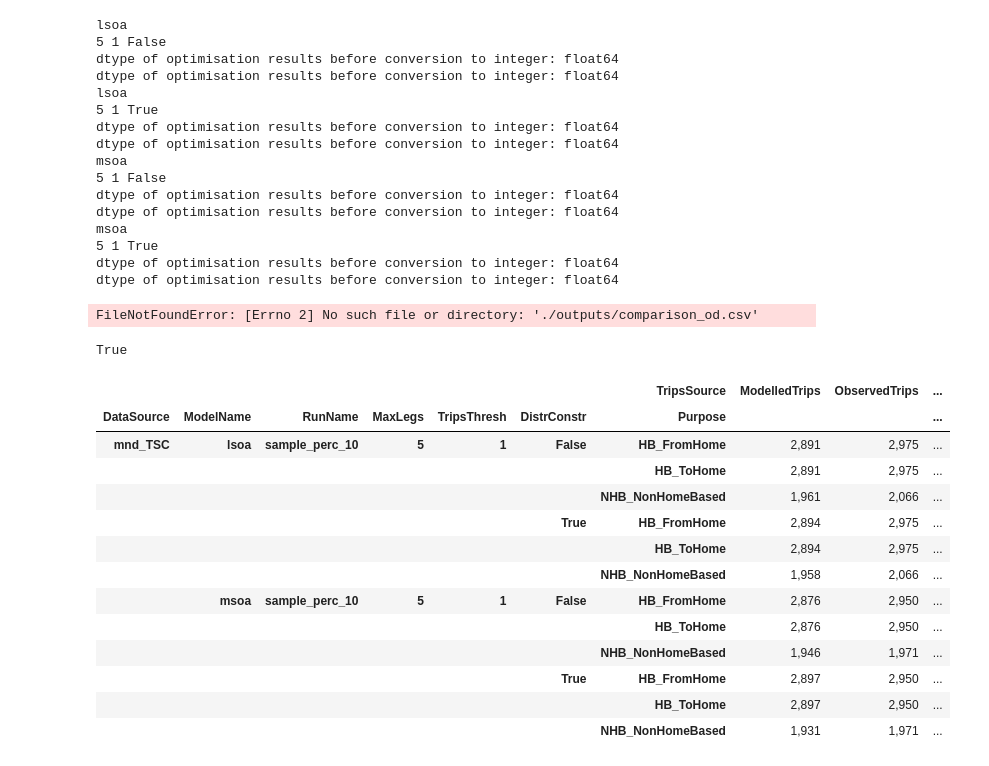
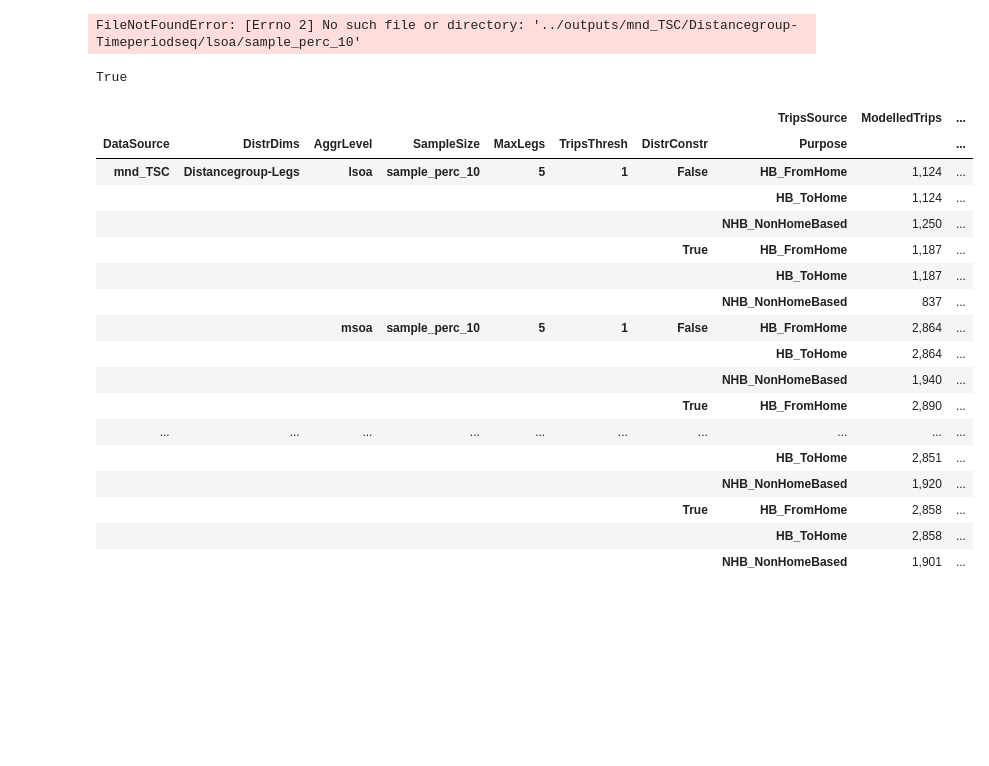
Before and after one commit to harisbal/od2trs, a Jupyter notebook: analysis/optimisation_results.ipynb, the cells around one changed output. Cells and saved outputs as stored; diff of their text form; code cells hidden in the pictures; blank space fills up the shorter version.

```diff
--- a/analysis/optimisation_results.ipynb
+++ b/analysis/optimisation_results.ipynb
@@ -17,12 +10,17 @@ import json
 # %%
 data_sources = ['mnd_TSC']
-model_names = ['lsoa', 'msoa']
-run_names = ['sample_perc_10']
+
+distr_dims = ['-'.join(['Distancegroup', 'Timeperiodseq']),
+              '-'.join(['Distancegroup', 'Legs'])]
+
+aggr_levels = ['lsoa']
+sample_sizes = ['sample_perc_10']
+
 export = True
 out_folder = r'./outputs'
 tolerance = 0.01
 
-run_info = list(itertools.product(data_sources, model_names, run_names))
+run_info = list(itertools.product(data_sources, distr_dims, aggr_levels, sample_sizes))
 # %%
 def prepare_results_filepaths(flpaths, run_results_fldr):
 
@@ -182,11 +180,14 @@ def include_run_info(df, d_run_params):
     return df
 # %%
 def prepare_run_info_dict(run_params):
-    data_source, model_name, run_name, legs, trips_thresh, distr_constr_enabled = run_params
+    (data_source, distr_dims, aggr_level, sample_size,
+     legs, trips_thresh, distr_constr_enabled) = run_params
+
     d_run_params = dict()
     d_run_params['DataSource'] = data_source
-    d_run_params['ModelName'] = model_name
-    d_run_params['RunName'] = run_name
+    d_run_params['AggrLevel'] = aggr_level
+    d_run_params['SampleSize'] = sample_size
+    d_run_params['DistrDims'] = distr_dims
     d_run_params['MaxLegs'] = int(legs)
     d_run_params['TripsThresh'] = int(trips_thresh)
     d_run_params['DistrConstr'] = distr_constr_enabled
@@ -194,10 +195,10 @@ def prepare_run_info_dict(run_params):
 # %%
 def main(model_info):
 
-    data_source, model_name, run_name = model_info
+    data_source, distr_dims, aggr_level, sample_size = model_info
 
-    results_folder = r'../od2tcs/outputs/{}/{}/{}'.format(data_source, model_name, run_name)
-    generation_inputs_fldr = r'../od2tcs/inputs/{}/{}/{}'.format(data_source, model_name, run_name)
+    results_folder = r'../outputs/{}/{}/{}/{}'.format(data_source, distr_dims, aggr_level, sample_size)
+    generation_inputs_fldr = r'../inputs/{}/{}/{}'.format(data_source, aggr_level, sample_size)
 
     params = get_input_params_from_folder(results_folder)
 
@@ -216,7 +217,7 @@ def main(model_info):
     tours_obs = pd.read_csv(flpaths['tours_obs_descr'], index_col=[0, 1])
 
     for legs, trips_thresh, distr_constr_enabled in params:
-        print(model_name)
+        print(aggr_level)
         print(legs, trips_thresh, distr_constr_enabled)
         run_info = model_info.copy()
 
@@ -290,23 +291,7 @@ if export:
     comparisons['distrs'].to_csv(os.path.join(out_folder, 'comparison_distributions.csv'), header=True, index=True)
     comparisons['descrs'].to_csv(os.path.join(out_folder, 'comparison_descrs.csv'), header=True, index=True)
 # %% [output]
-lsoa
-5 1 False
-dtype of optimisation results before conversion to integer: float64
-dtype of optimisation results before conversion to integer: float64
-lsoa
-5 1 True
-dtype of optimisation results before conversion to integer: float64
-dtype of optimisation results before conversion to integer: float64
-msoa
-5 1 False
-dtype of optimisation results before conversion to integer: float64
-dtype of optimisation results before conversion to integer: float64
-msoa
-5 1 True
-dtype of optimisation results before conversion to integer: float64
-dtype of optimisation results before conversion to integer: float64
+FileNotFoundError: [Errno 2] No such file or directory: '../outputs/mnd_TSC/Distancegroup-Timeperiodseq/lsoa/sample_perc_10'
-FileNotFoundError: [Errno 2] No such file or directory: './outputs/comparison_od.csv'
 # %%
 df = comparisons['distrs'].copy()
 df = df.xs(True, level='DistrConstr')
@@ -319,38 +304,42 @@ df['BelowTolerance'].all()
 # %% [output]
 True
 # %%
-grpby_lvls = ['DataSource', 'ModelName', 'RunName',
+grpby_lvls = ['DataSource', 'DistrDims', 'AggrLevel', 'SampleSize',
               'MaxLegs', 'TripsThresh', 'DistrConstr',
               'TripsSource', 'Purpose']
 
 df = comparisons['ods'].groupby(level=grpby_lvls).sum()
 
 df = df.unstack('TripsSource')
 
 df['Diff'] = df.ObservedTrips - df.ModelledTrips
 df['Diff_perc'] = df.ModelledTrips/df.ObservedTrips - 1
 
 df.style.format({
     'ModelledTrips': '{:,.0f}'.format,
     'ObservedTrips': '{:,.0f}'.format,
     'Diff': '{:,.0f}'.format,
     'Diff_perc': '{:.0%}'.format
 })
 # %% [output]
-|  |  |  |  |  |  | TripsSource | ModelledTrips | ObservedTrips | ... |
-| DataSource | ModelName | RunName | MaxLegs | TripsThresh | DistrConstr | Purpose |  |  | ... |
-| mnd_TSC | lsoa | sample_perc_10 | 5 | 1 | False | HB_FromHome | 2,891 | 2,975 | ... |
-|  |  |  |  |  |  | HB_ToHome | 2,891 | 2,975 | ... |
-|  |  |  |  |  |  | NHB_NonHomeBased | 1,961 | 2,066 | ... |
-|  |  |  |  |  | True | HB_FromHome | 2,894 | 2,975 | ... |
-|  |  |  |  |  |  | HB_ToHome | 2,894 | 2,975 | ... |
-|  |  |  |  |  |  | NHB_NonHomeBased | 1,958 | 2,066 | ... |
-|  | msoa | sample_perc_10 | 5 | 1 | False | HB_FromHome | 2,876 | 2,950 | ... |
-|  |  |  |  |  |  | HB_ToHome | 2,876 | 2,950 | ... |
-|  |  |  |  |  |  | NHB_NonHomeBased | 1,946 | 1,971 | ... |
-|  |  |  |  |  | True | HB_FromHome | 2,897 | 2,950 | ... |
-|  |  |  |  |  |  | HB_ToHome | 2,897 | 2,950 | ... |
-|  |  |  |  |  |  | NHB_NonHomeBased | 1,931 | 1,971 | ... |
+|  |  |  |  |  |  |  | TripsSource | ModelledTrips | ... |
+| DataSource | DistrDims | AggrLevel | SampleSize | MaxLegs | TripsThresh | DistrConstr | Purpose |  | ... |
+| mnd_TSC | Distancegroup-Legs | lsoa | sample_perc_10 | 5 | 1 | False | HB_FromHome | 1,124 | ... |
+|  |  |  |  |  |  |  | HB_ToHome | 1,124 | ... |
+|  |  |  |  |  |  |  | NHB_NonHomeBased | 1,250 | ... |
+|  |  |  |  |  |  | True | HB_FromHome | 1,187 | ... |
+|  |  |  |  |  |  |  | HB_ToHome | 1,187 | ... |
+|  |  |  |  |  |  |  | NHB_NonHomeBased | 837 | ... |
+|  |  | msoa | sample_perc_10 | 5 | 1 | False | HB_FromHome | 2,864 | ... |
+|  |  |  |  |  |  |  | HB_ToHome | 2,864 | ... |
+|  |  |  |  |  |  |  | NHB_NonHomeBased | 1,940 | ... |
+|  |  |  |  |  |  | True | HB_FromHome | 2,890 | ... |
+| ... | ... | ... | ... | ... | ... | ... | ... | ... | ... |
+|  |  |  |  |  |  |  | HB_ToHome | 2,851 | ... |
+|  |  |  |  |  |  |  | NHB_NonHomeBased | 1,920 | ... |
+|  |  |  |  |  |  | True | HB_FromHome | 2,858 | ... |
+|  |  |  |  |  |  |  | HB_ToHome | 2,858 | ... |
+|  |  |  |  |  |  |  | NHB_NonHomeBased | 1,901 | ... |
 # %%
 filters = dict()
 filters['DataSource'] = 'mnd_TSC'
```
Also changed, not shown: parts of 4 cells of this notebook, 5 other files.
